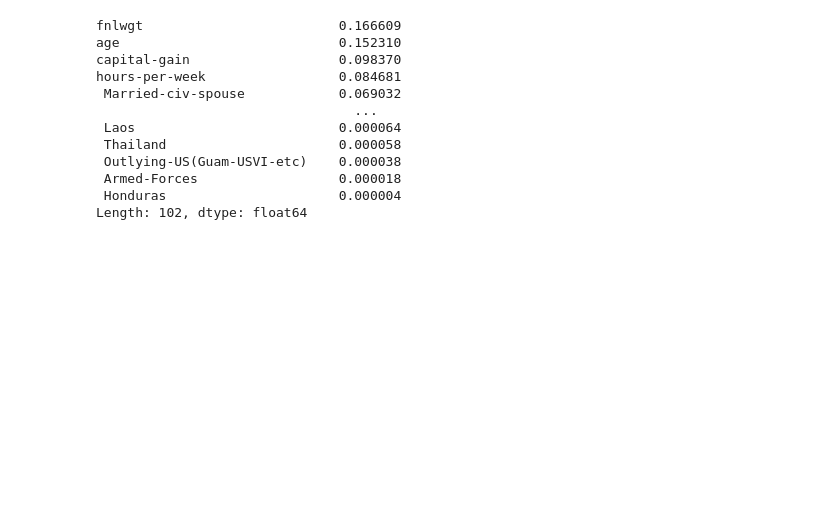
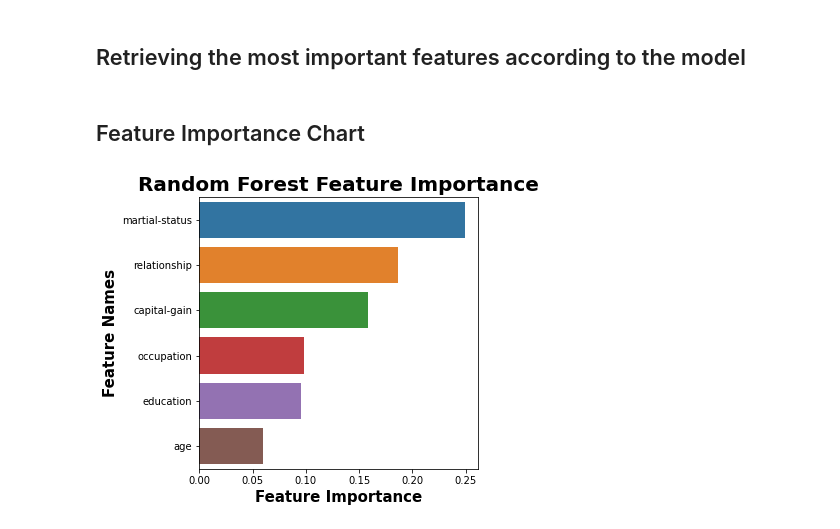
Before and after one commit to rostyhn/CSE578FinalProject, a Jupyter notebook: Project.ipynb, the cells around one changed output. Cells and saved outputs as stored; diff of their text form; code cells hidden in the pictures; blank space fills up the shorter version.

Commit message:
polished final project notebook, consolidated all of our work

```diff
--- a/Project.ipynb
+++ b/Project.ipynb
@@ -9,11 +19,9 @@ Clean up notebook to be presentable
 # %%
-import pandas as pd
-import numpy as np
 # Reading data:
 column_names = ['age', 'workclass', 'fnlwgt', 'education', 'education-num',
                 'martial-status', 'occupation', 'relationship', 'race',
                 'sex', 'capital-gain', 'capital-loss', 'hours-per-week',
                 'native-country', 'label']
 
-train_df = pd.read_csv('adult.data',names=column_names,header=None, index_col=False)
-test_df = pd.read_csv('adult.test',names=column_names, header=None, index_col=False, skiprows=1)
+train_df = pd.read_csv('adult.data',names = column_names,index_col = False, skipinitialspace=True)
+test_df = pd.read_csv('adult.test',names = column_names,index_col = False, skiprows = 1, skipinitialspace=True)
@@ -36,18 +51,21 @@ test_df = clear_unknown_rows(test_df)
 # %%
-# one hot encoding
+# one hot encoding - added prefix to columns so that we can consolidate them later
 def encode_categories(df):
-    df = df.join(pd.get_dummies(df.pop('workclass')))
-    df = df.join(pd.get_dummies(df.pop('education')))
-    df = df.join(pd.get_dummies(df.pop('martial-status')))
-    df = df.join(pd.get_dummies(df.pop('occupation')))
-    df = df.join(pd.get_dummies(df.pop('relationship')))
-    df = df.join(pd.get_dummies(df.pop('race')))
-    df = df.join(pd.get_dummies(df.pop('sex')))
-    df = df.join(pd.get_dummies(df.pop('native-country')))
+    df = df.join(pd.get_dummies(df.pop('workclass'), prefix='workclass'))
+    df = df.join(pd.get_dummies(df.pop('education'), prefix='education'))
+    df = df.join(pd.get_dummies(df.pop('martial-status'), prefix='martial-status'))
+    df = df.join(pd.get_dummies(df.pop('occupation'), prefix='occupation'))
+    df = df.join(pd.get_dummies(df.pop('relationship'), prefix='relationship'))
+    df = df.join(pd.get_dummies(df.pop('race'), prefix='race' ))
+    df = df.join(pd.get_dummies(df.pop('sex'), prefix='sex'))
+    df = df.join(pd.get_dummies(df.pop('native-country'), prefix='native-country'))
     # label needs to be one column instead of two
     # need 4 because there's one with a period and one without
-    df.replace({' <=50K.': 0, ' >50K.' : 1, ' <=50K': 0, ' >50K' : 1}, inplace=True)
+    df.replace({'<=50K.': 0, '>50K.' : 1, '<=50K': 0, '>50K' : 1}, inplace=True)
     return df
+
+numerical_df = train_df.copy()
+numerical_df.replace({'<=50K.': 0, '>50K.' : 1, '<=50K': 0, '>50K' : 1}, inplace=True)
 
 train_df = encode_categories(train_df)
 test_df = encode_categories(test_df)
@@ -60,10 +80,9 @@ test_df = test_df.drop(['label'],axis=1)
 # %%
-#Classification
-#https://www.datacamp.com/community/tutorials/random-forests-classifier-python
 from sklearn.ensemble import RandomForestClassifier
+from sklearn import metrics
 
-clf=RandomForestClassifier(n_estimators=100)
+clf=RandomForestClassifier(n_estimators=250,max_depth=8)
+clf.fit(train_df,train_labels_df)
+y_pred=clf.predict(test_df)
 
-clf.fit(train_df,train_labels_df)
-
-y_pred=clf.predict(test_df)
+print("Accuracy:", metrics.accuracy_score(test_labels_df,y_pred))
@@ -75,19 +91,2 @@ Accuracy: 0.8468127490039841
-# %%
-# just a quick shot at guessing what features are most important
-# a bit more difficult to piece together because we used one-hot encoding but this can
-# be the subject of the next meeting
-feature_imp = pd.Series(clf.feature_importances_,index=train_df.columns).sort_values(ascending=False)
-feature_imp
-# %% [output]
-fnlwgt                         0.166609
-age                            0.152310
-capital-gain                   0.098370
-hours-per-week                 0.084681
- Married-civ-spouse            0.069032
-                                 ...
- Laos                          0.000064
- Thailand                      0.000058
- Outlying-US(Guam-USVI-etc)    0.000038
- Armed-Forces                  0.000018
- Honduras                      0.000004
-Length: 102, dtype: float64
+# %% [markdown]
+## Retrieving the most important features according to the model
@@ -93,0 +137,8 @@ Length: 102, dtype: float64
+# %% [markdown]
+## Feature Importance Chart
+# %%
+encoded_categories = ('workclass', 'education', 'martial-status', 'occupation', 'relationship',
+                      'race', 'sex', 'native-country')
+plot_feature_importance(clf.feature_importances_, train_df.columns, 'Random Forest', 6, encoded_categories)
+# %% [output]
+[figure, added]
```
Also changed, not shown: parts of 25 cells of this notebook, 2 other files.
